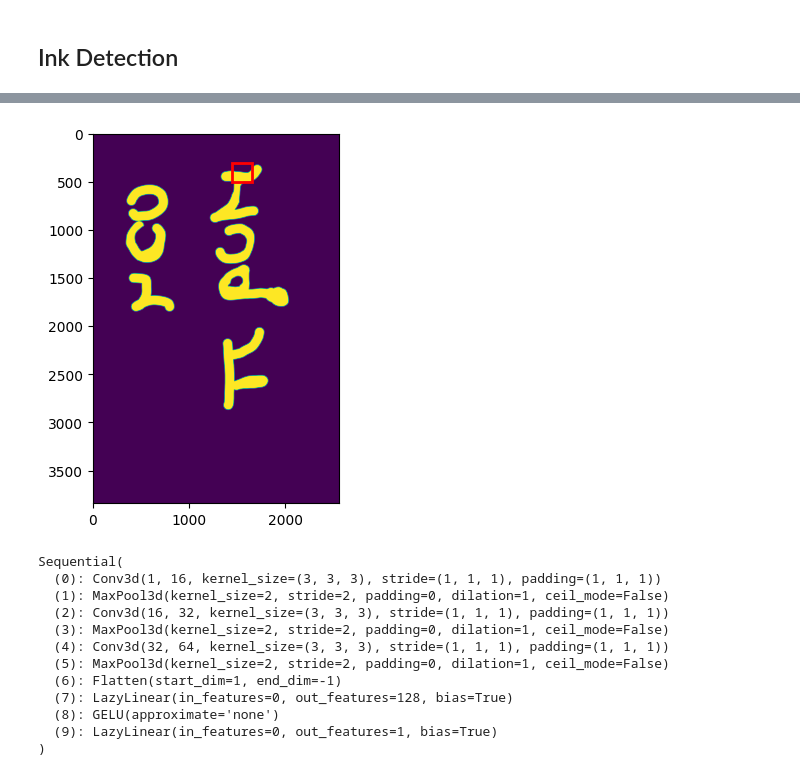
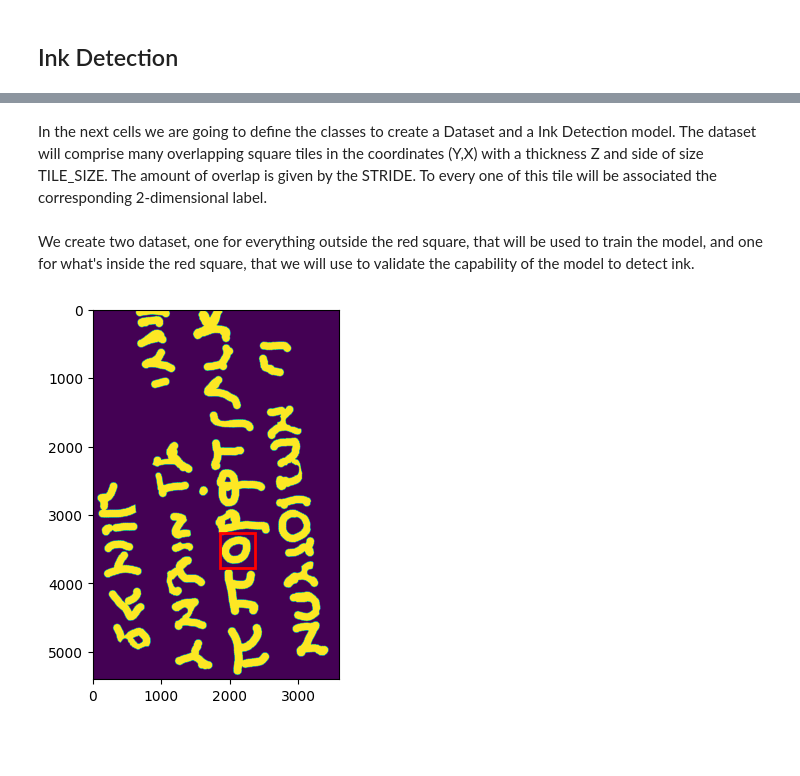
Before and after one commit to ScrollPrize/vesuvius, a Jupyter notebook: notebooks/example3_ink_detection.ipynb, the cells around one changed output, grey strips where cells are left out. Saved outputs shown, nothing was run; the diff lists cells and outputs as text; code cells hidden in the pictures; blank space fills up the shorter version.

Commit message:
Updated ink detection notebook

```diff
--- a/notebooks/example3_ink_detection.ipynb
+++ b/notebooks/example3_ink_detection.ipynb
@@ -41,3 +41,3 @@ We can work with segment `20230530212931`.
 # %%
-segment_id = 20230530212931
+segment_id = 20230827161847
 segment = Volume(segment_id, normalize=True)
@@ -113,0 +78,4 @@ DEVICE = torch.device("cuda" if torch.cuda.is_available() else "cpu")
+# %% [markdown]
+In the next cells we are going to define the classes to create a Dataset and a Ink Detection model.
+The dataset will comprise many overlapping square tiles in the coordinates (Y,X) with a thickness Z and side of size TILE_SIZE.
+The amount of overlap is given by the STRIDE. To every one of this tile will be associated the corresponding 2-dimensional label.
@@ -114,51 +159,12 @@ DEVICE = torch.device("cuda" if torch.cuda.is_available() else "cpu")
+# %% [markdown]
+We create two dataset, one for everything outside the red square, that will be used to train the model, and one for what's inside the red square, that we will use to validate the capability of the model to detect ink.
 # %%
-rect = (1450, 300, 200, 200)
+from matplotlib import patches
+rect = (1860, 3260, 512, 512)
 fig, ax = plt.subplots()
-ax.imshow(segment.inklabel)
+ax.imshow(segment.inklabel[200:5600,1000:4600]/255)
 patch = patches.Rectangle((rect[0], rect[1]), rect[2], rect[3], linewidth=2, edgecolor='r', facecolor='none')
 ax.add_patch(patch)
 plt.show()
 # %% [output]
-[figure, old version]
+[figure, new version]
-# %%
-class SubvolumeDataset(data.Dataset):
-    def __init__(self, image_stack, label, pixels):
-        self.image_stack = torch.from_numpy(image_stack).float()
-        self.label = torch.from_numpy(label.astype(np.float32)//200).float()
-        self.pixels = pixels
-    def __len__(self):
-        return len(self.pixels)
-    def __getitem__(self, index):
-        y, x = self.pixels[index]
-        subvolume = self.image_stack[:, y-BUFFER:y+BUFFER+1, x-BUFFER:x+BUFFER+1].view(1, Z_DIM, BUFFER*2+1, BUFFER*2+1)
-        inklabel = self.label[y,x].view(1)
-        return subvolume, inklabel
-
-model = nn.Sequential(
-    nn.Conv3d(1, 16, 3, 1, 1), nn.MaxPool3d(2, 2),
-    nn.Conv3d(16, 32, 3, 1, 1), nn.MaxPool3d(2, 2),
-    nn.Conv3d(32, 64, 3, 1, 1), nn.MaxPool3d(2, 2),
-    nn.Flatten(start_dim=1),
-    nn.LazyLinear(128), nn.GELU(),
-    nn.LazyLinear(1)
-).to(DEVICE)
-
-criterion = nn.BCEWithLogitsLoss().to(DEVICE)
-
-# Define the optimizer
-optimizer = optim.SGD(model.parameters(), lr=LEARNING_RATE)
-scheduler = torch.optim.lr_scheduler.OneCycleLR(optimizer, max_lr=LEARNING_RATE, total_steps=TRAINING_STEPS)
-model.train()
-# %% [output]
-Sequential(
-  (0): Conv3d(1, 16, kernel_size=(3, 3, 3), stride=(1, 1, 1), padding=(1, 1, 1))
-  (1): MaxPool3d(kernel_size=2, stride=2, padding=0, dilation=1, ceil_mode=False)
-  (2): Conv3d(16, 32, kernel_size=(3, 3, 3), stride=(1, 1, 1), padding=(1, 1, 1))
-  (3): MaxPool3d(kernel_size=2, stride=2, padding=0, dilation=1, ceil_mode=False)
-  (4): Conv3d(32, 64, kernel_size=(3, 3, 3), stride=(1, 1, 1), padding=(1, 1, 1))
-  (5): MaxPool3d(kernel_size=2, stride=2, padding=0, dilation=1, ceil_mode=False)
-  (6): Flatten(start_dim=1, end_dim=-1)
-  (7): LazyLinear(in_features=0, out_features=128, bias=True)
-  (8): GELU(approximate='none')
-  (9): LazyLinear(in_features=0, out_features=1, bias=True)
-)
```
Also changed, not shown: parts of 37 cells of this notebook.
